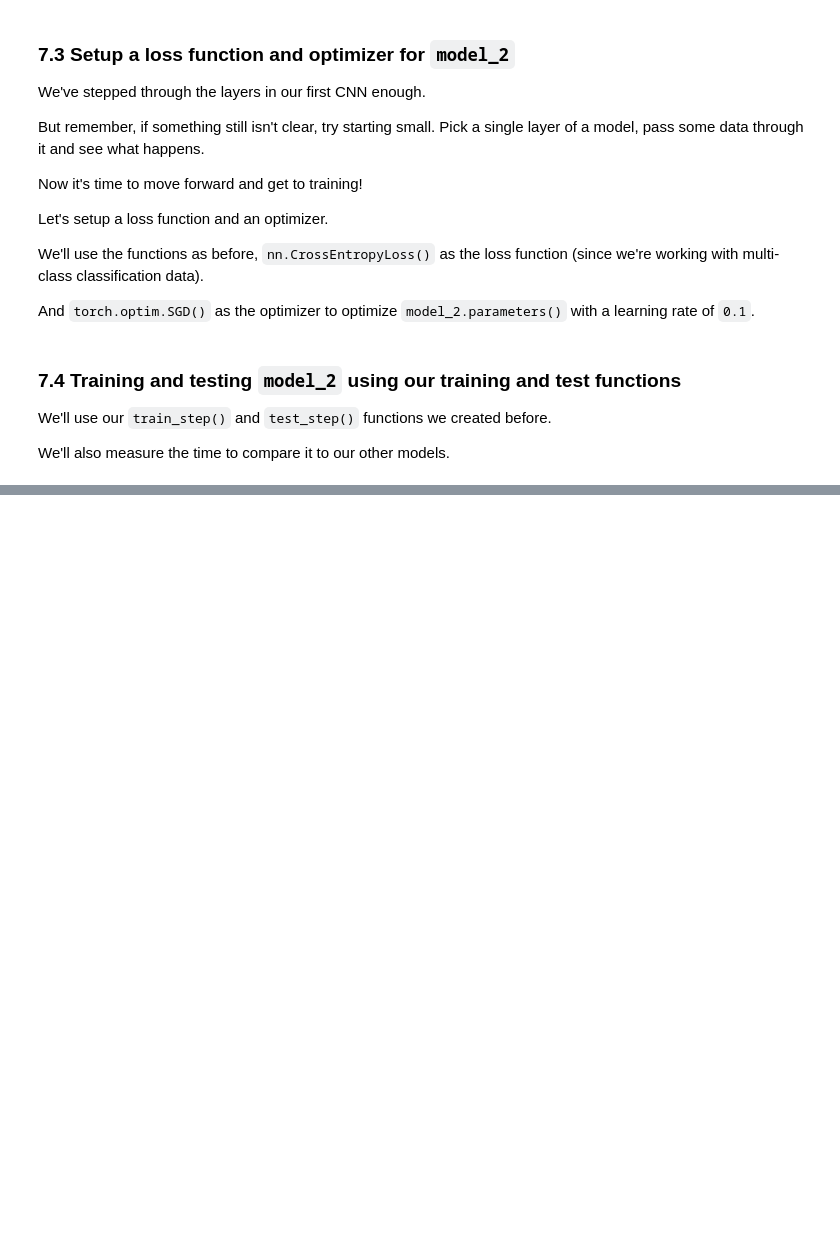
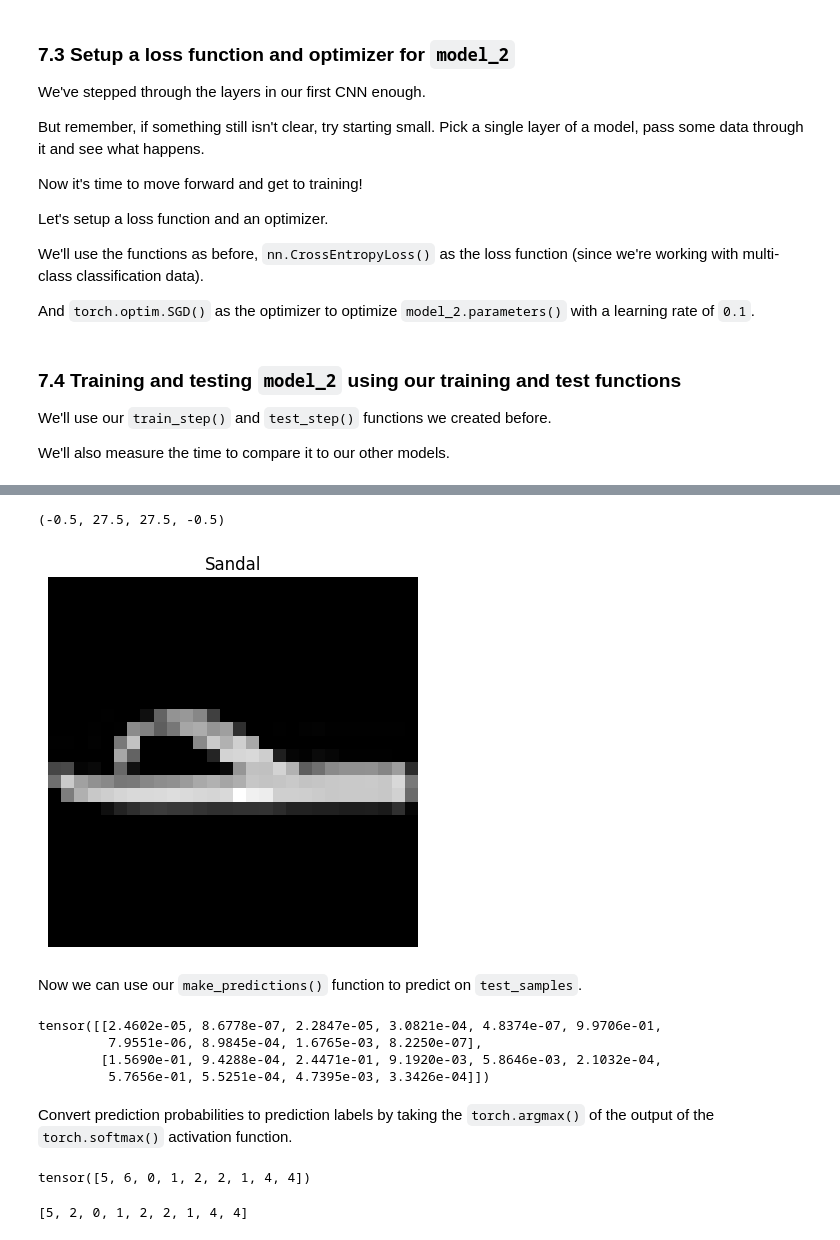
Before and after one commit to dipesh1dp/PyTorch-Refresher, a Jupyter notebook: 03-Computer_Vision_PyTorch.ipynb, the cells around one changed output, grey strips where cells are left out. Drawn from its saved outputs; the diff is of its cells as text; code cells hidden in the pictures; blank space fills up the shorter version.

```diff
--- a/03-Computer_Vision_PyTorch.ipynb
+++ b/03-Computer_Vision_PyTorch.ipynb
@@ -933,0 +1081,48 @@ We'll also measure the time to compare it to our other models.
+# %%
+# Getting some random samples
+
+import random
+# random.seed(42)
+
+# Create empty lists for sample images and labels
+test_samples = []
+test_labels = []
+
+for sample, label in random.sample(list(test_data), k=9):
+    test_samples.append(sample)
+    test_labels.append(label)
+
+# View the first sample
+plt.imshow(test_samples[0].squeeze(), cmap='gray')
+plt.title(class_names[test_labels[0]])
+plt.axis(False)
+# %% [output]
+(-0.5, 27.5, 27.5, -0.5)
+[figure, added]
+# %% [markdown]
+Now we can use our `make_predictions()` function to predict on `test_samples`.
+# %%
+# Make prediction
+pred_probs = make_predictions(model=model_2,
+                              data=test_samples,
+                              device=device)
+
+# View first two predictions
+pred_probs[:2]
+# %% [output]
+tensor([[2.4602e-05, 8.6778e-07, 2.2847e-05, 3.0821e-04, 4.8374e-07, 9.9706e-01,
+         7.9551e-06, 8.9845e-04, 1.6765e-03, 8.2250e-07],
+        [1.5690e-01, 9.4288e-04, 2.4471e-01, 9.1920e-03, 5.8646e-03, 2.1032e-04,
+         5.7656e-01, 5.5251e-04, 4.7395e-03, 3.3426e-04]])
+# %% [markdown]
+Convert prediction probabilities to prediction labels by taking the `torch.argmax()` of the output of the `torch.softmax()` activation function.
+# %%
+# Convert prediction probabilities to labels
+pred_classes = pred_probs.argmax(dim=1)
+pred_classes
+# %% [output]
+tensor([5, 6, 0, 1, 2, 2, 1, 4, 4])
+# %%
+test_labels
+# %% [output]
+[5, 2, 0, 1, 2, 2, 1, 4, 4]
```
Also changed, not shown: parts of 29 cells of this notebook, 2 other files.
